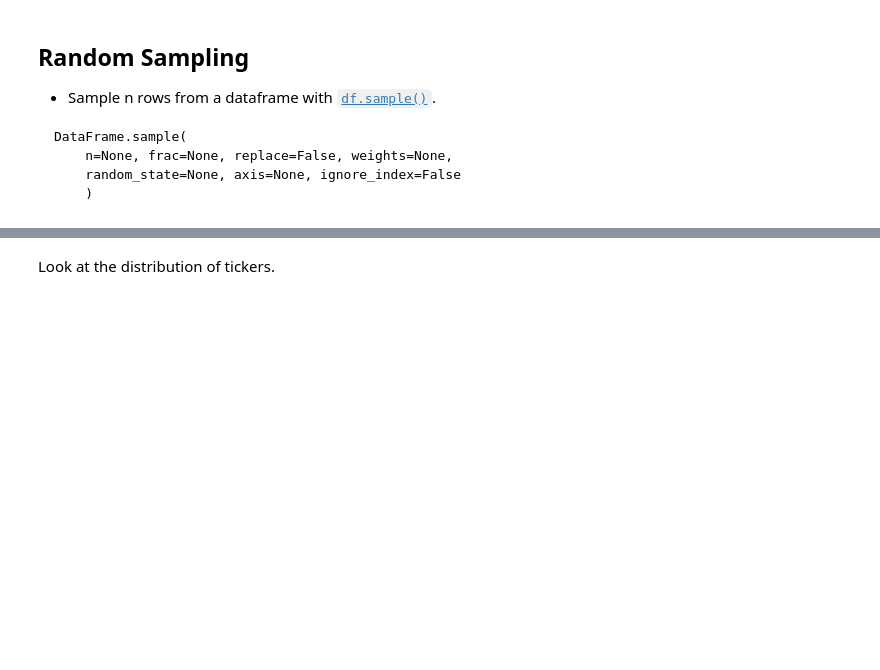
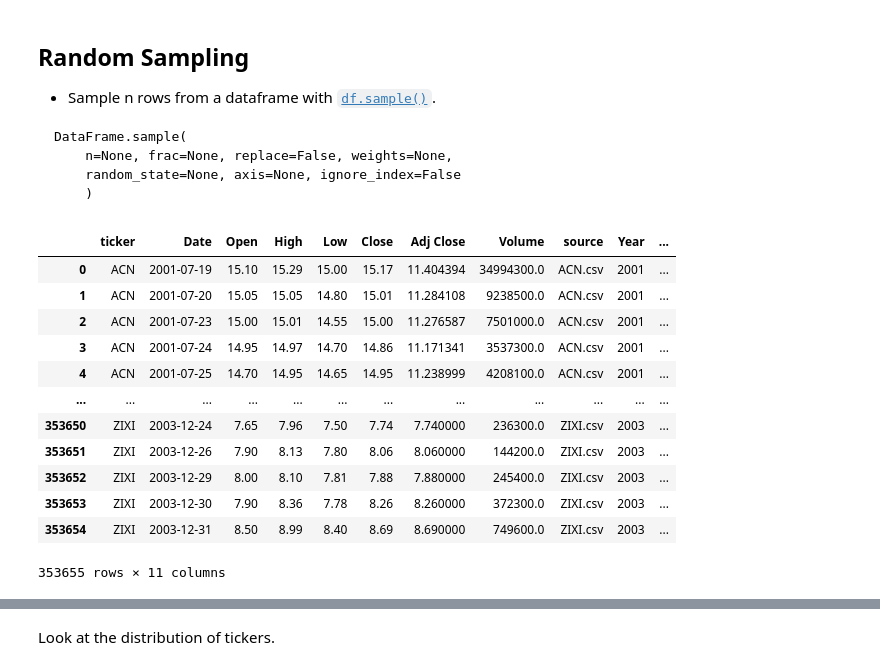
Before and after one commit to UofT-DSI/production, a Jupyter notebook: 01_materials/labs/03a_sampling.ipynb, the cells around one changed output, grey strips where cells are left out. Cells and saved outputs as stored; diff of their text form; code cells hidden in the pictures; blank space fills up the shorter version.

````diff
--- a/01_materials/labs/03a_sampling.ipynb
+++ b/01_materials/labs/03a_sampling.ipynb
@@ -33,4 +33,20 @@ DataFrame.sample(
     random_state=None, axis=None, ignore_index=False
     )
 ```
+# %%
+df
+# %% [output]
+|  | ticker | Date | Open | High | Low | Close | Adj Close | Volume | source | Year | ... |
+| 0 | ACN | 2001-07-19 | 15.10 | 15.29 | 15.00 | 15.17 | 11.404394 | 34994300.0 | ACN.csv | 2001 | ... |
+| 1 | ACN | 2001-07-20 | 15.05 | 15.05 | 14.80 | 15.01 | 11.284108 | 9238500.0 | ACN.csv | 2001 | ... |
+| 2 | ACN | 2001-07-23 | 15.00 | 15.01 | 14.55 | 15.00 | 11.276587 | 7501000.0 | ACN.csv | 2001 | ... |
+| 3 | ACN | 2001-07-24 | 14.95 | 14.97 | 14.70 | 14.86 | 11.171341 | 3537300.0 | ACN.csv | 2001 | ... |
+| 4 | ACN | 2001-07-25 | 14.70 | 14.95 | 14.65 | 14.95 | 11.238999 | 4208100.0 | ACN.csv | 2001 | ... |
+| ... | ... | ... | ... | ... | ... | ... | ... | ... | ... | ... | ... |
+| 353650 | ZIXI | 2003-12-24 | 7.65 | 7.96 | 7.50 | 7.74 | 7.740000 | 236300.0 | ZIXI.csv | 2003 | ... |
+| 353651 | ZIXI | 2003-12-26 | 7.90 | 8.13 | 7.80 | 8.06 | 8.060000 | 144200.0 | ZIXI.csv | 2003 | ... |
+| 353652 | ZIXI | 2003-12-29 | 8.00 | 8.10 | 7.81 | 7.88 | 7.880000 | 245400.0 | ZIXI.csv | 2003 | ... |
+| 353653 | ZIXI | 2003-12-30 | 7.90 | 8.36 | 7.78 | 8.26 | 8.260000 | 372300.0 | ZIXI.csv | 2003 | ... |
+| 353654 | ZIXI | 2003-12-31 | 8.50 | 8.99 | 8.40 | 8.69 | 8.690000 | 749600.0 | ZIXI.csv | 2003 | ... |
+353655 rows × 11 columns
 # %%
````
Also changed, not shown: parts of 6 cells of this notebook, 1 other file.
